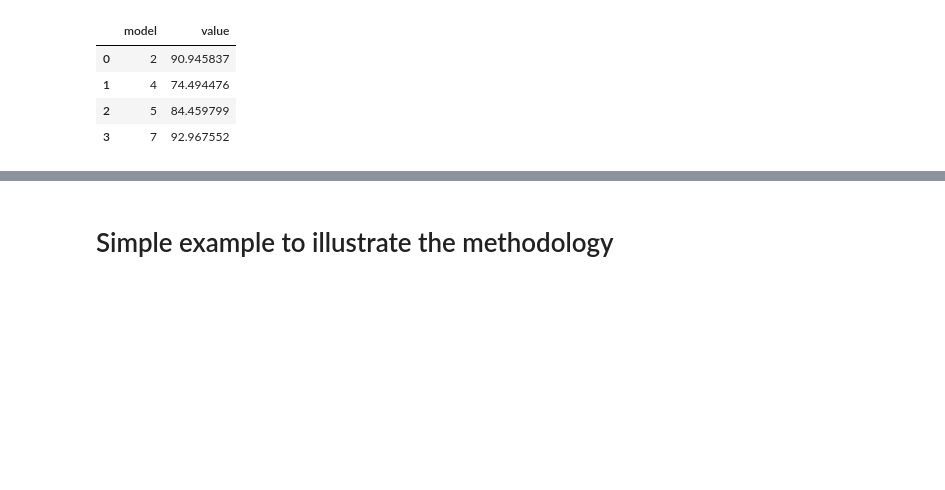
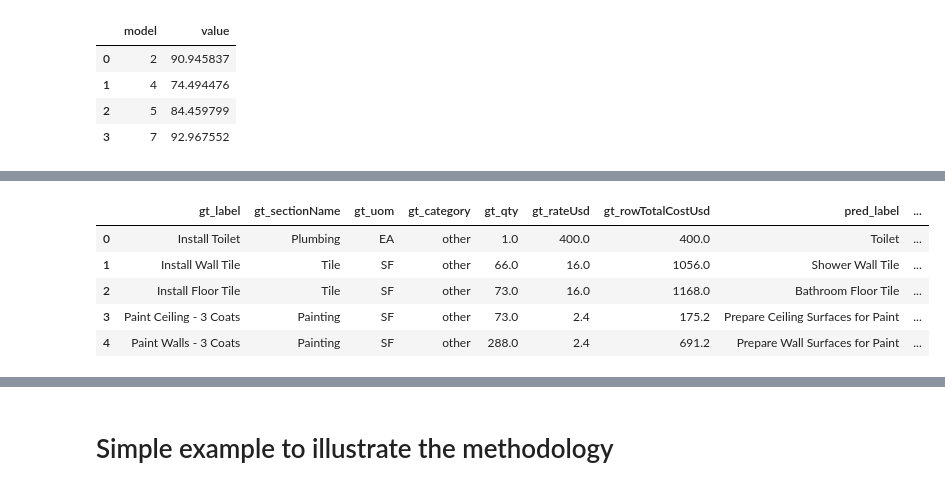
Before and after one commit to krzischp/handoff-eval, a Jupyter notebook: notebooks/evaluation.ipynb, the cells around one changed output, grey strips where cells are left out. Cells and saved outputs as stored; diff of their text form; code cells hidden in the pictures; blank space fills up the shorter version.

```diff
--- a/notebooks/evaluation.ipynb
+++ b/notebooks/evaluation.ipynb
@@ -109,0 +124,9 @@ agg_recall
+# %%
+matched_pairs_dict["2"]["example_01"]["matched_pairs_data"].iloc[:5]
+# %% [output]
+|  | gt_label | gt_sectionName | gt_uom | gt_category | gt_qty | gt_rateUsd | gt_rowTotalCostUsd | pred_label | ... |
+| 0 | Install Toilet | Plumbing | EA | other | 1.0 | 400.0 | 400.0 | Toilet | ... |
+| 1 | Install Wall Tile | Tile | SF | other | 66.0 | 16.0 | 1056.0 | Shower Wall Tile | ... |
+| 2 | Install Floor Tile | Tile | SF | other | 73.0 | 16.0 | 1168.0 | Bathroom Floor Tile | ... |
+| 3 | Paint Ceiling - 3 Coats | Painting | SF | other | 73.0 | 2.4 | 175.2 | Prepare Ceiling Surfaces for Paint | ... |
+| 4 | Paint Walls - 3 Coats | Painting | SF | other | 288.0 | 2.4 | 691.2 | Prepare Wall Surfaces for Paint | ... |
```
Also changed, not shown: parts of 4 cells of this notebook, 3 other files.
